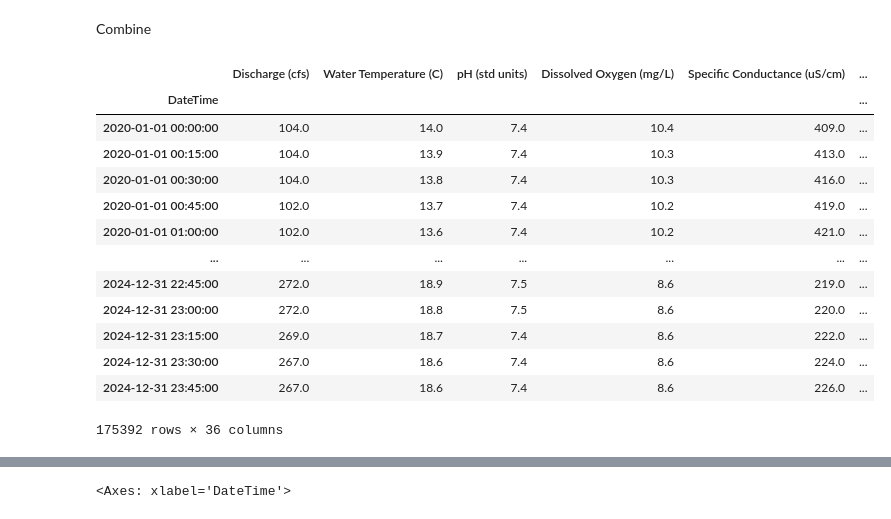
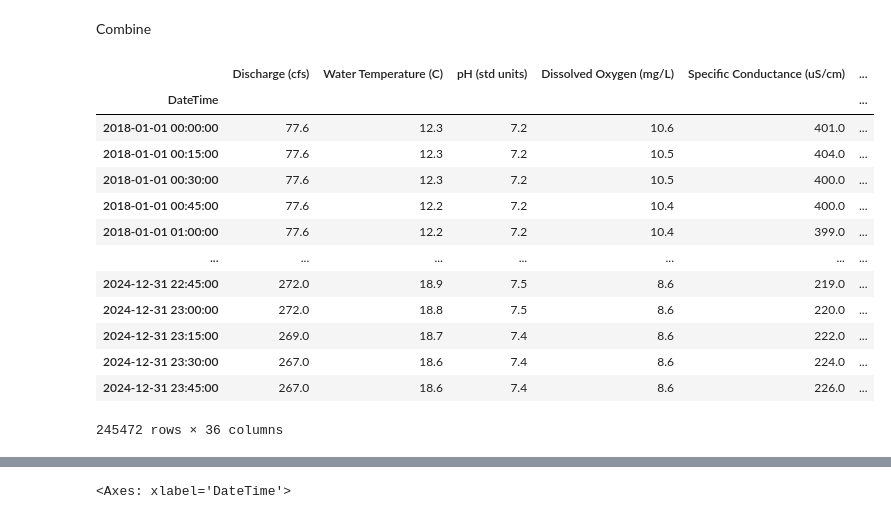
Before and after one commit to epzausch/Water-Quality-LSTM, a Jupyter notebook: datatest_analysis.ipynb, the cells around one changed output, grey strips where cells are left out. Saved outputs shown, nothing was run; the diff lists cells and outputs as text; code cells hidden in the pictures.

```diff
--- a/datatest_analysis.ipynb
+++ b/datatest_analysis.ipynb
@@ -18,20 +18,20 @@ Combine
 df_combined = pd.concat([df, df2], axis=1)
 # %%
 # only keep data post 2018, pre 2025
-df_combined = df_combined.loc['2020-01-01':'2024-12-31']
+df_combined = df_combined.loc['2018-01-01':'2024-12-31']
 df_combined
 # %% [output]
 |  | Discharge (cfs) | Water Temperature (C) | pH (std units) | Dissolved Oxygen (mg/L) | Specific Conductance (uS/cm) | ... |
 | DateTime |  |  |  |  |  | ... |
-| 2020-01-01 00:00:00 | 104.0 | 14.0 | 7.4 | 10.4 | 409.0 | ... |
-| 2020-01-01 00:15:00 | 104.0 | 13.9 | 7.4 | 10.3 | 413.0 | ... |
-| 2020-01-01 00:30:00 | 104.0 | 13.8 | 7.4 | 10.3 | 416.0 | ... |
-| 2020-01-01 00:45:00 | 102.0 | 13.7 | 7.4 | 10.2 | 419.0 | ... |
-| 2020-01-01 01:00:00 | 102.0 | 13.6 | 7.4 | 10.2 | 421.0 | ... |
+| 2018-01-01 00:00:00 | 77.6 | 12.3 | 7.2 | 10.6 | 401.0 | ... |
+| 2018-01-01 00:15:00 | 77.6 | 12.3 | 7.2 | 10.5 | 404.0 | ... |
+| 2018-01-01 00:30:00 | 77.6 | 12.3 | 7.2 | 10.5 | 400.0 | ... |
+| 2018-01-01 00:45:00 | 77.6 | 12.2 | 7.2 | 10.4 | 400.0 | ... |
+| 2018-01-01 01:00:00 | 77.6 | 12.2 | 7.2 | 10.4 | 399.0 | ... |
 | ... | ... | ... | ... | ... | ... | ... |
 | 2024-12-31 22:45:00 | 272.0 | 18.9 | 7.5 | 8.6 | 219.0 | ... |
 | 2024-12-31 23:00:00 | 272.0 | 18.8 | 7.5 | 8.6 | 220.0 | ... |
 | 2024-12-31 23:15:00 | 269.0 | 18.7 | 7.4 | 8.6 | 222.0 | ... |
 | 2024-12-31 23:30:00 | 267.0 | 18.6 | 7.4 | 8.6 | 224.0 | ... |
 | 2024-12-31 23:45:00 | 267.0 | 18.6 | 7.4 | 8.6 | 226.0 | ... |
-175392 rows × 36 columns
+245472 rows × 36 columns
```
Also changed, not shown: parts of 3 cells of this notebook, 1 other file.
